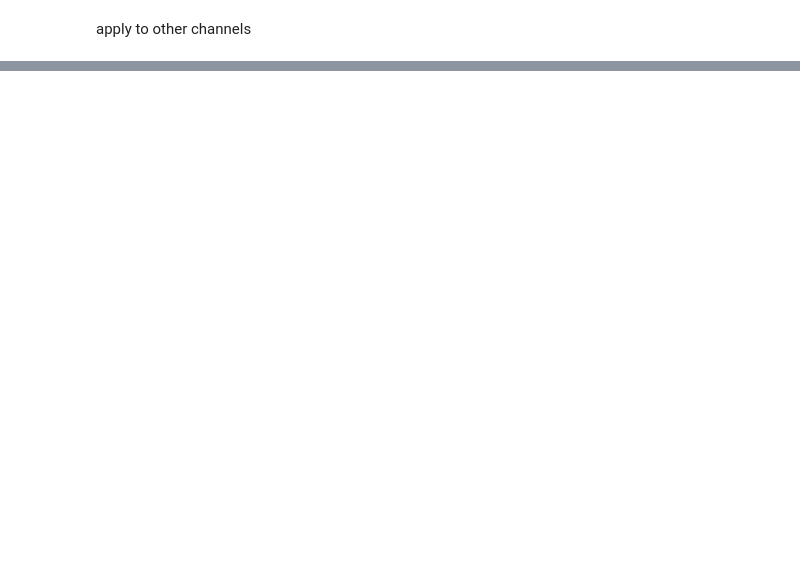
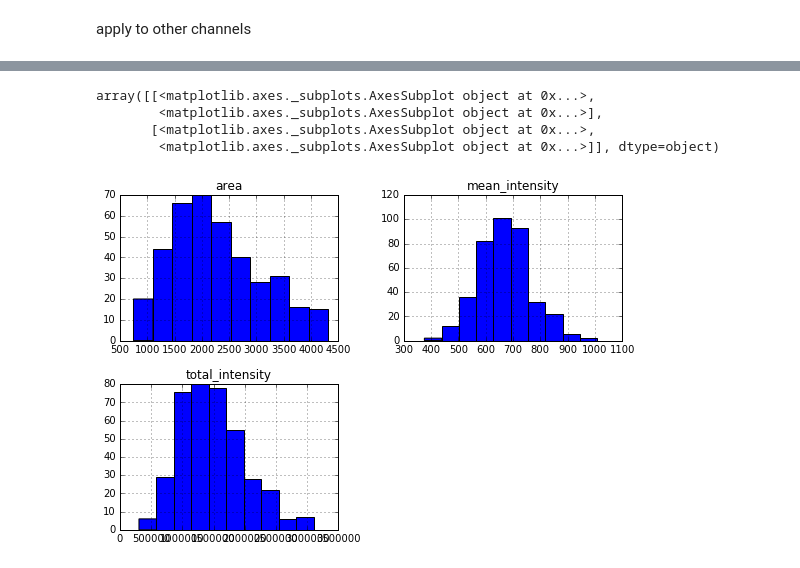
Before and after one commit to jjmetzger/stemcell_segmentation, a Jupyter notebook: watershed3d.ipynb, the cells around one changed output, grey strips where cells are left out. Cells and saved outputs as stored; diff of their text form; code cells hidden in the pictures; blank space fills up the shorter version.

Commit message:
apply to other channels implemented. next: find center, radial plot, correlate two channels

```diff
--- a/watershed3d.ipynb
+++ b/watershed3d.ipynb
@@ -80,5 +83,6 @@ print((w.ws==8).sum())
 # %% [markdown]
 apply to other channels
 # %%
-filename_sox2 = '/Users/jakob/Documents/RU/Data/ufo_min/T0050/UFO20150807_stitched001_T0050_c2.tif'
-filename_bra = '/Users/jakob/Documents/RU/Data/ufo_min/T0050/UFO20150807_stitched001_T0050_c3.tif'
+filename_bra = '/Users/jakob/Documents/RU/Data/ufo_min/T0050/UFO20150807_stitched001_T0050_c2.tif'
+filename_sox17 = '/Users/jakob/Documents/RU/Data/ufo_min/T0050/UFO20150807_stitched001_T0050_c3.tif'
+filename_sox2 = '/Users/jakob/Documents/RU/Data/ufo_min/T0050/UFO20150807_stitched001_T0050_c4.tif'
@@ -189,0 +89,2 @@ def nice_spines(ax):
+# %%
+w.apply_to_channels(filename_sox2, 'sox2')
@@ -189,0 +113,8 @@ def nice_spines(ax):
+# %%
+w.channels['sox2'][w.good_nuclei].hist()
+# %% [output]
+array([[<matplotlib.axes._subplots.AxesSubplot object at 0x...>,
+        <matplotlib.axes._subplots.AxesSubplot object at 0x...>],
+       [<matplotlib.axes._subplots.AxesSubplot object at 0x...>,
+        <matplotlib.axes._subplots.AxesSubplot object at 0x...>]], dtype=object)
+[figure, added]
```
Also changed, not shown: parts of 20 cells of this notebook, 1 other file.
